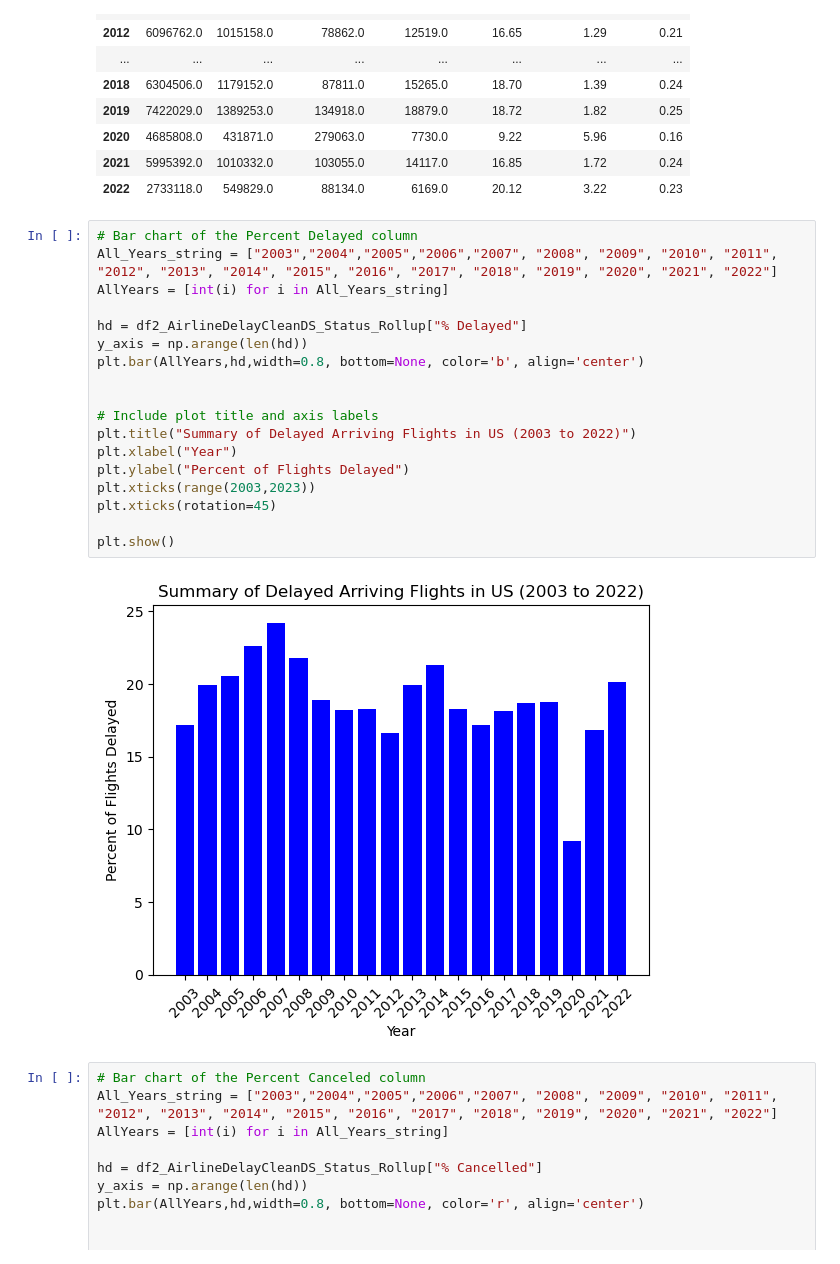
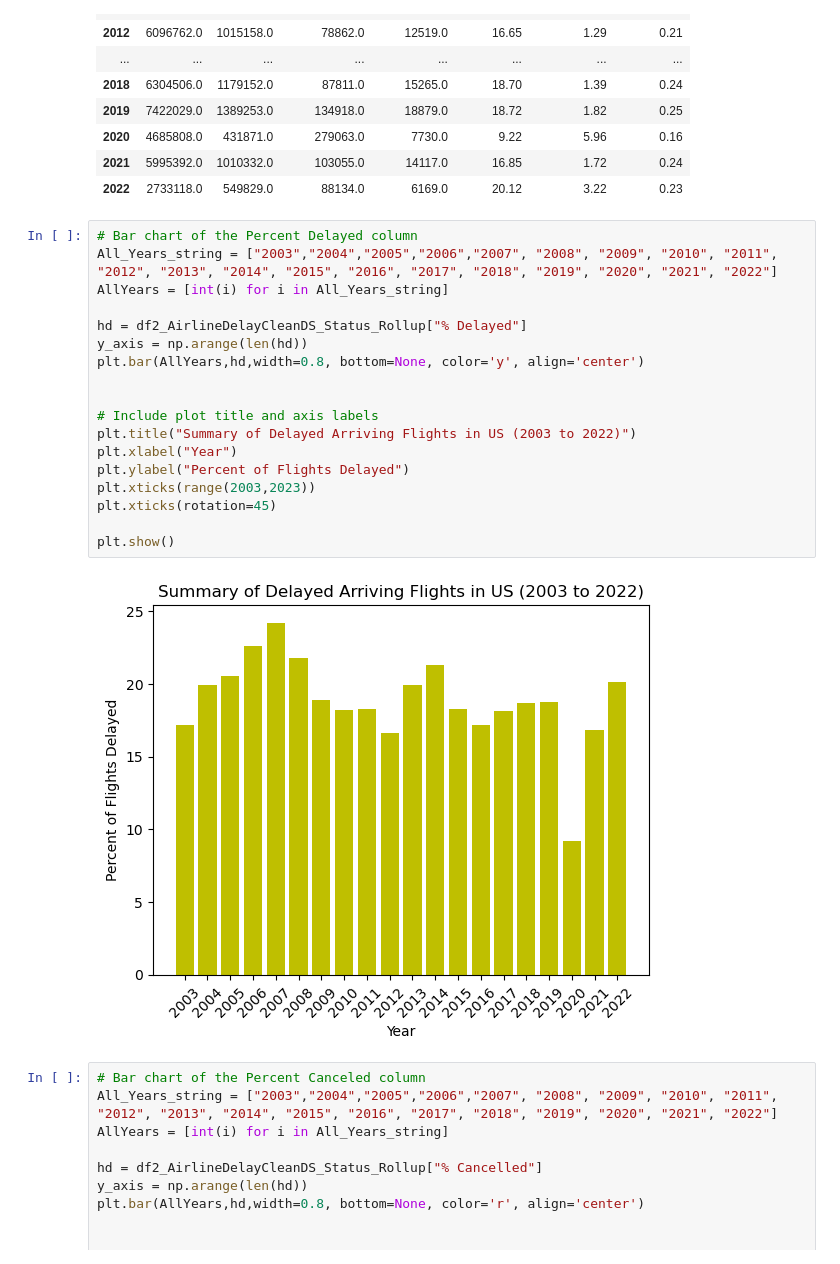
Before and after one commit to Tawn-Scotton/Team_3_Project_1, a Jupyter notebook: ProjectAirlineDelay.ipynb, the cells around one changed output. Saved outputs shown, nothing was run; the diff lists cells and outputs as text.

```diff
--- a/ProjectAirlineDelay.ipynb
+++ b/ProjectAirlineDelay.ipynb
@@ -134,23 +134,23 @@ df2_AirlineDelayCleanDS_Status_Rollup
 # %%
 # Bar chart of the Percent Delayed column
 All_Years_string = ["2003","2004","2005","2006","2007", "2008", "2009", "2010", "2011", "2012", "2013", "2014", "2015", "2016", "2017", "2018", "2019", "2020", "2021", "2022"]
 AllYears = [int(i) for i in All_Years_string]
 
 hd = df2_AirlineDelayCleanDS_Status_Rollup["% Delayed"]
 y_axis = np.arange(len(hd))
-plt.bar(AllYears,hd,width=0.8, bottom=None, color='b', align='center')
+plt.bar(AllYears,hd,width=0.8, bottom=None, color='y', align='center')
 
 
 # Include plot title and axis labels
 plt.title("Summary of Delayed Arriving Flights in US (2003 to 2022)")
 plt.xlabel("Year")
 plt.ylabel("Percent of Flights Delayed")
 plt.xticks(range(2003,2023))
 plt.xticks(rotation=45)
 
 plt.show()
 # %% [output]
-[figure, old version]
+[figure, new version]
 # %%
 # Bar chart of the Percent Canceled column
 All_Years_string = ["2003","2004","2005","2006","2007", "2008", "2009", "2010", "2011", "2012", "2013", "2014", "2015", "2016", "2017", "2018", "2019", "2020", "2021", "2022"]
```
Also changed, not shown: parts of 23 cells of this notebook.
